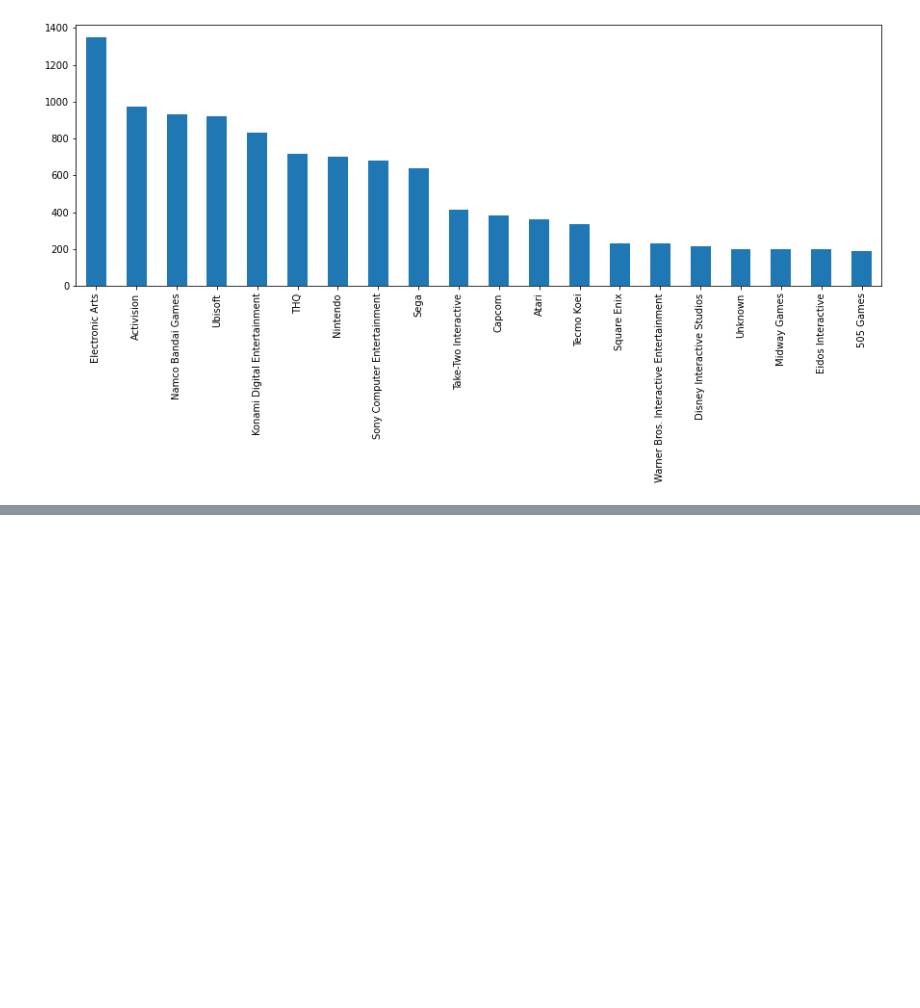
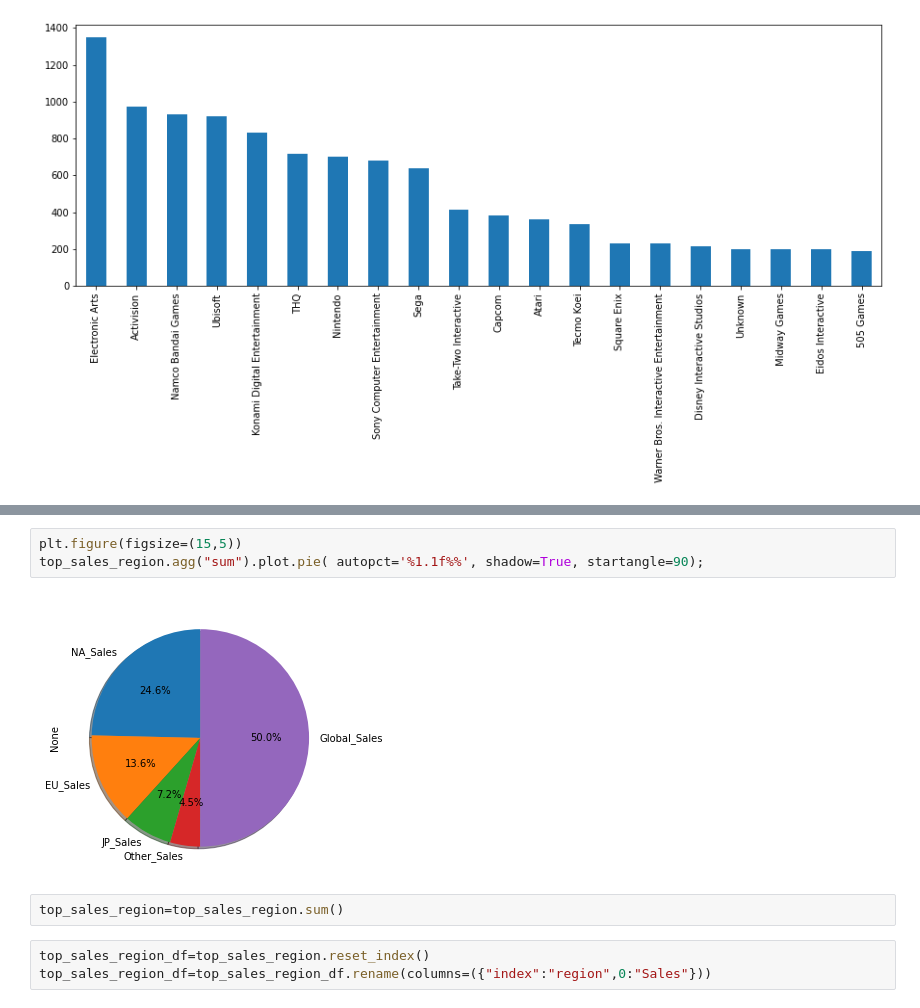
Before and after one commit to ackermanjayjay/walkhtrough-ai, a Jupyter notebook: Data Analytic/Data_analytic.ipynb, the cells around one changed output, grey strips where cells are left out. Drawn from its saved outputs; the diff is of its cells as text; blank space fills up the shorter version.

```diff
--- a/Data Analytic/Data_analytic.ipynb
+++ b/Data Analytic/Data_analytic.ipynb
@@ -108,0 +150,10 @@ most_publisher.iloc[:20].plot.bar()
+# %%
+plt.figure(figsize=(15,5))
+top_sales_region.agg("sum").plot.pie( autopct='%1.1f%%', shadow=True, startangle=90);
+# %% [output]
+[figure, added]
+# %%
+top_sales_region=top_sales_region.sum()
+# %%
+top_sales_region_df=top_sales_region.reset_index()
+top_sales_region_df=top_sales_region_df.rename(columns=({"index":"region",0:"Sales"}))
```
Also changed, not shown: parts of 9 cells of this notebook.
